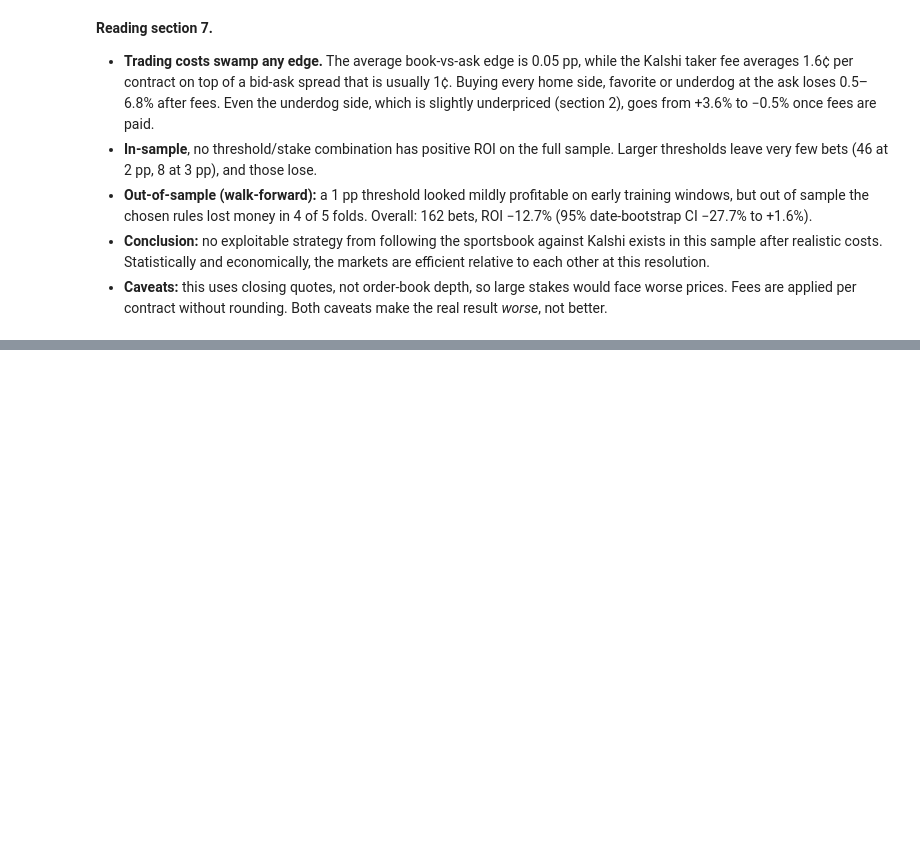
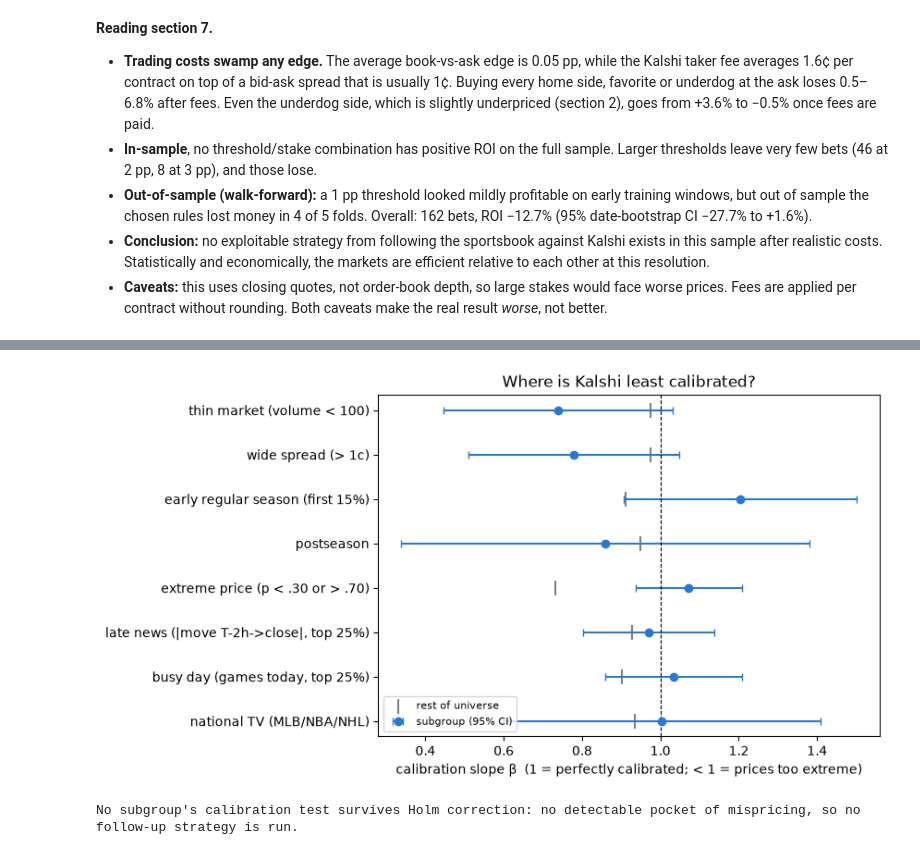
Before and after one commit to harrison-hal3sworth/predmarketproject, a Jupyter notebook: analysis/models_complete.ipynb, the cells around one changed output, grey strips where cells are left out. Cells and saved outputs as stored; diff of their text form; code cells hidden in the pictures; blank space fills up the shorter version.

Commit message:
Added price leadership and least efficiency analyses.

```diff
--- a/analysis/models_complete.ipynb
+++ b/analysis/models_complete.ipynb
@@ -774,0 +902,20 @@ Out-of-sample: 162 bets, staked 152.3 units, P&L -19.3, ROI -12.65%  (95% date-b
+# %%
+# 8c. Is Kalshi's extra information concentrated in games where Kalshi moved late?
+if PL_READY:
+    def late_split(move_col):
+        d = df.dropna(subset=[move_col]).copy()
+        d["late_big"] = (d[move_col].abs() > d[move_col].abs().median()).astype(int)
+        rows = {"small late move": encompassing(d[d.late_big == 0]), "big late move": encompassing(d[d.late_big == 1])}
+        # Interaction on the book-based form: negative = more Kalshi information in big-move games
+        r = smf.logit("home_win ~ logit_book + late_big + logit_gap + logit_gap:late_big", data=d).fit(disp=0, **cluster(d))
+        lo, hi = r.conf_int().loc["logit_gap:late_big"]
+        rows["interaction (big - small)"] = {"n": int(r.nobs), "kalshi_adds_to_book(-b1)": r.params["logit_gap:late_big"],
+                                             "kb_lo": lo, "kb_hi": hi, "kb_p": r.pvalues["logit_gap:late_big"]}
+        return pd.DataFrame(rows).T[["n", "kalshi_adds_to_book(-b1)", "kb_lo", "kb_hi", "kb_p",
+                                      "book_adds_to_kalshi", "bk_p"]]
+
+    df["move_6h_2h"] = df["logit_kalshi_2h"] - df["logit_kalshi_6h"]   # noise check: no close price
+    print("Split by |move T-2h -> close| (main)")
+    display(late_split(f"move_{PL_H}h").round(4))
+    print("Split by |move T-6h -> T-2h| (noise check)")
+    display(late_split("move_6h_2h").round(4))
@@ -774,0 +1081,45 @@ Out-of-sample: 162 bets, staked 152.3 units, P&L -19.3, ROI -12.65%  (95% date-b
+# %%
+# Picture: Kalshi calibration slope by subgroup (95% CI) vs the rest of its universe
+fig, ax = plt.subplots(figsize=(7, 0.45 * len(sub) + 1.2))
+y = np.arange(len(sub))[::-1]
+ax.errorbar(sub["beta_group"], y, xerr=[sub["beta_group"] - sub["beta_lo"], sub["beta_hi"] - sub["beta_group"]],
+            fmt="o", color="#2a78d6", capsize=3, label="subgroup (95% CI)")
+ax.scatter(sub["beta_rest"], y, marker="|", s=120, color="grey", label="rest of universe")
+ax.axvline(1, color="k", ls="--", lw=0.8)
+ax.set_yticks(y); ax.set_yticklabels(sub.index)
+ax.set_xlabel("calibration slope β  (1 = perfectly calibrated; < 1 = prices too extreme)")
+ax.set_title("Where is Kalshi least calibrated?"); ax.legend(fontsize=8, loc="lower left");
+# %% [output]
+[figure, added]
+# %%
+# Economic follow-up (pre-specified): only for subgroups whose calibration test survives Holm
+flagged = sub.index[sub["p_calibration_holm"] < 0.05]
+if len(flagged) == 0:
+    print("No subgroup's calibration test survives Holm correction: no detectable pocket of mispricing, "
+          "so no follow-up strategy is run.")
+else:
+    rng = np.random.default_rng(0)
+    rows = {}
+    for name in flagged:
+        uni, grp = next((u, g) for n, u, g in SUBGROUPS if n == name)
+        G = df[uni & grp]
+        dog = sub.loc[name, "beta_group"] < 1          # beta < 1: prices too extreme -> buy underdogs
+        home = (G["p_kalshi"] < 0.5) if dog else (G["p_kalshi"] >= 0.5)
+        ask = np.where(home, G["kalshi_home_ask"], G["kalshi_away_ask"])
+        win = np.where(home, G["home_win"], 1 - G["home_win"])
+        t = pd.DataFrame({"date": G["game_date_et"].to_numpy(), "ask": ask, "win": win})
+        t["pnl_pre"] = t["win"] - t["ask"]
+        t["pnl_post"] = t["pnl_pre"] - kalshi_fee(t["ask"])
+        t["stake_post"] = t["ask"] + kalshi_fee(t["ask"])
+        per = t.groupby("date")[["pnl_pre", "pnl_post", "ask", "stake_post"]].sum()
+        boot = []
+        for _ in range(2000):
+            s = per.iloc[rng.integers(0, len(per), len(per))].sum()
+            boot.append(s["pnl_post"] / s["stake_post"])
+        rows[name] = {"side": "underdog" if dog else "favorite", "bets": len(t),
+                      "ROI before fees": per["pnl_pre"].sum() / per["ask"].sum(),
+                      "ROI after fees": per["pnl_post"].sum() / per["stake_post"].sum(),
+                      "after-fee lo": np.quantile(boot, 0.025), "after-fee hi": np.quantile(boot, 0.975)}
+    display(pd.DataFrame(rows).T.round(4))
+# %% [output]
+No subgroup's calibration test survives Holm correction: no detectable pocket of mispricing, so no follow-up strategy is run.
```
Also changed, not shown: parts of 12 cells of this notebook, 2 other files.
